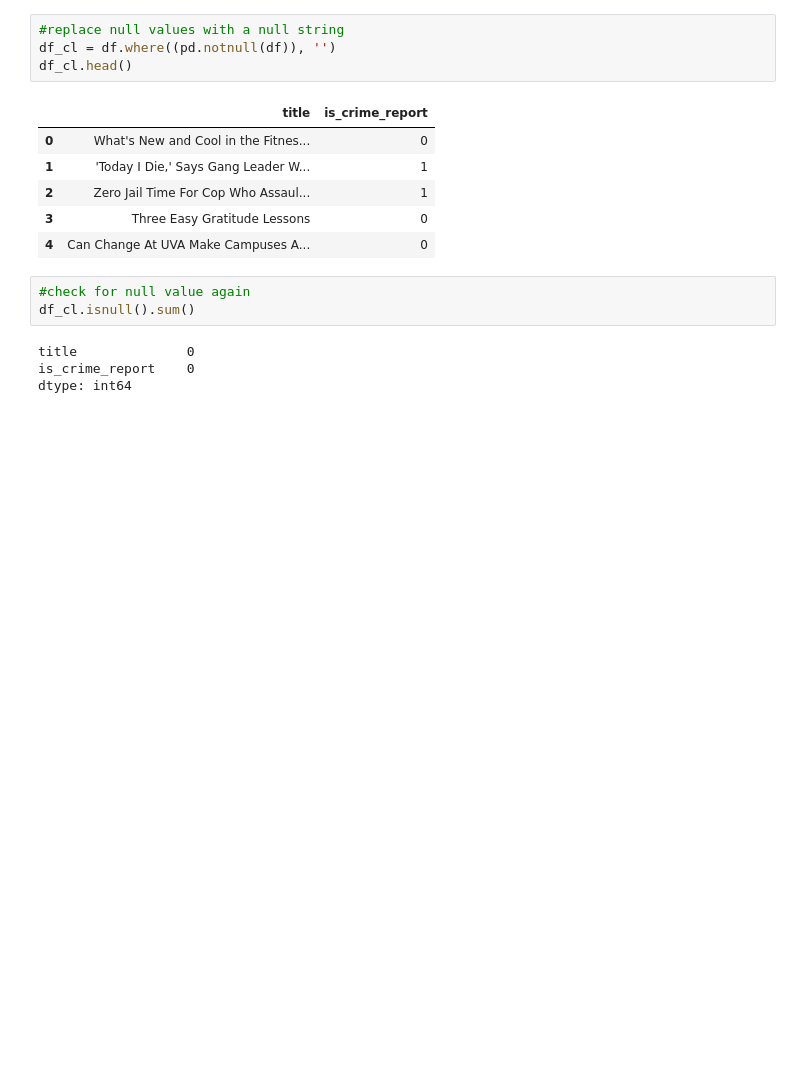
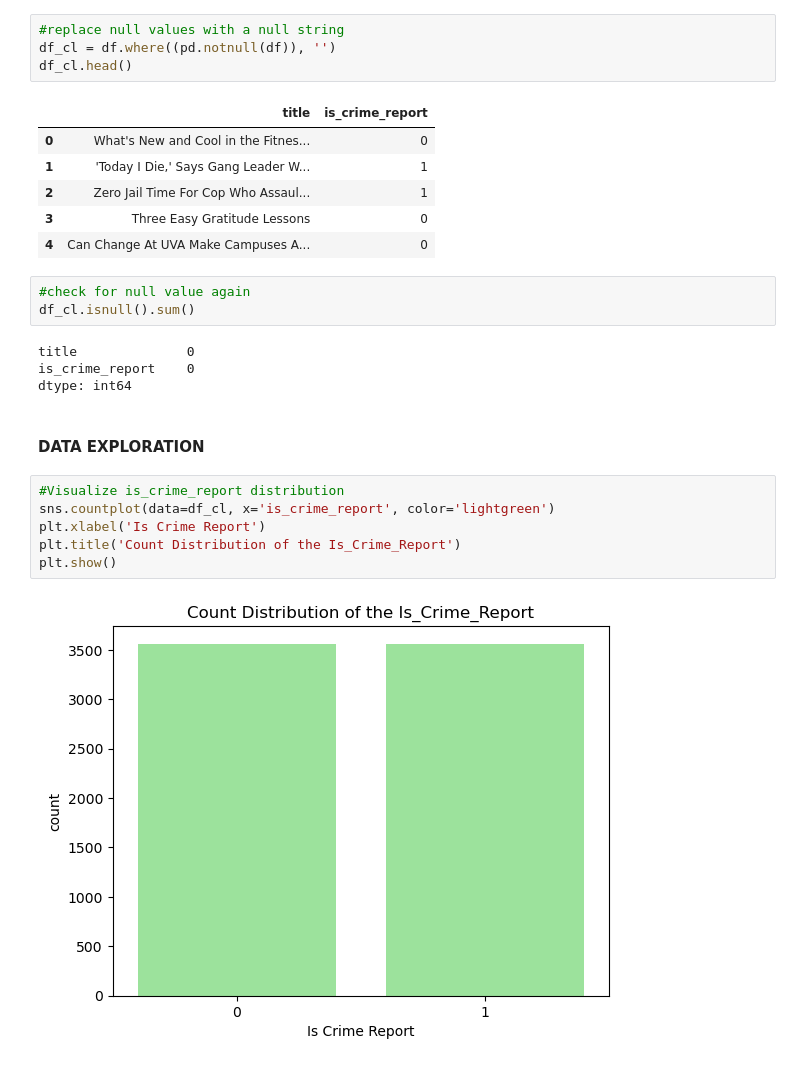
Before and after one commit to Jaywestty/Newslytic-Ai-Tool, a Jupyter notebook: news_crime_classification.ipynb, the cells around one changed output. Drawn from its saved outputs; the diff is of its cells as text; blank space fills up the shorter version.

```diff
--- a/news_crime_classification.ipynb
+++ b/news_crime_classification.ipynb
@@ -62,3 +69,13 @@ df_cl.isnull().sum()
 title              0
 is_crime_report    0
 dtype: int64
+# %% [markdown]
+#### DATA EXPLORATION
+# %%
+#Visualize is_crime_report distribution
+sns.countplot(data=df_cl, x='is_crime_report', color='lightgreen')
+plt.xlabel('Is Crime Report')
+plt.title('Count Distribution of the Is_Crime_Report')
+plt.show()
+# %% [output]
+[figure, added]
```
Also changed, not shown: parts of 10 cells of this notebook.
